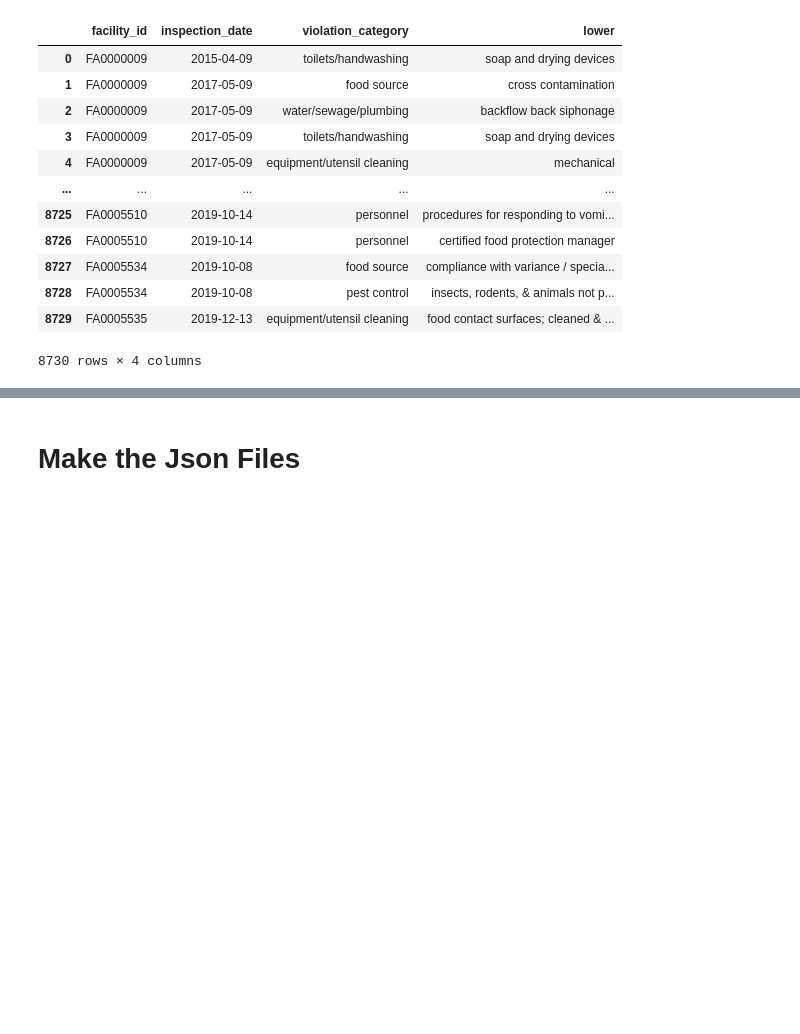
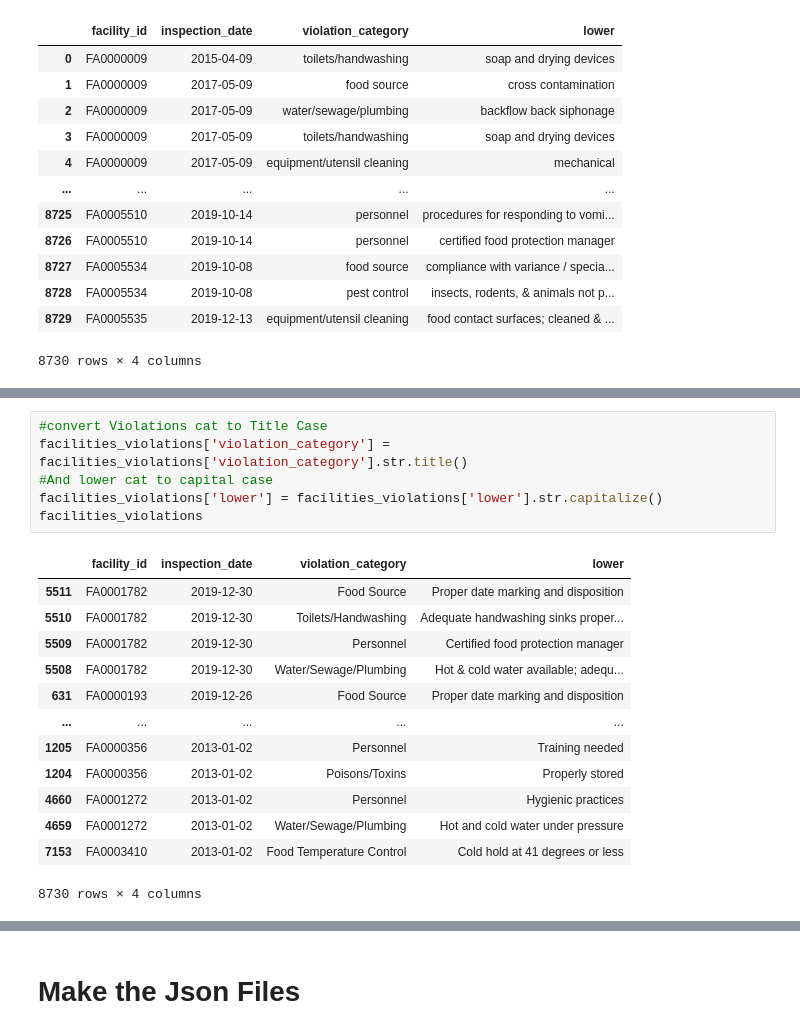
Before and after one commit to kchavez05/boulder-co-health, a Jupyter notebook: Data_Prep/Tableau_cities.ipynb, the cells around one changed output, grey strips where cells are left out. Saved outputs shown, nothing was run; the diff lists cells and outputs as text; blank space fills up the shorter version.

```diff
--- a/Data_Prep/Tableau_cities.ipynb
+++ b/Data_Prep/Tableau_cities.ipynb
@@ -195 +214,21 @@ facilities_violations
+# %%
+#convert Violations cat to Title Case
+facilities_violations['violation_category'] = facilities_violations['violation_category'].str.title()
+#And lower cat to capital case
+facilities_violations['lower'] = facilities_violations['lower'].str.capitalize()
+facilities_violations
+# %% [output]
+|  | facility_id | inspection_date | violation_category | lower |
+| 5511 | FA0001782 | 2019-12-30 | Food Source | Proper date marking and disposition |
+| 5510 | FA0001782 | 2019-12-30 | Toilets/Handwashing | Adequate handwashing sinks proper... |
+| 5509 | FA0001782 | 2019-12-30 | Personnel | Certified food protection manager |
+| 5508 | FA0001782 | 2019-12-30 | Water/Sewage/Plumbing | Hot & cold water available; adequ... |
+| 631 | FA0000193 | 2019-12-26 | Food Source | Proper date marking and disposition |
+| ... | ... | ... | ... | ... |
+| 1205 | FA0000356 | 2013-01-02 | Personnel | Training needed |
+| 1204 | FA0000356 | 2013-01-02 | Poisons/Toxins | Properly stored |
+| 4660 | FA0001272 | 2013-01-02 | Personnel | Hygienic practices |
+| 4659 | FA0001272 | 2013-01-02 | Water/Sewage/Plumbing | Hot and cold water under pressure |
+| 7153 | FA0003410 | 2013-01-02 | Food Temperature Control | Cold hold at 41 degrees or less |
+8730 rows × 4 columns
 # %%
```
Also changed, not shown: parts of 7 cells of this notebook, 5 other files.
